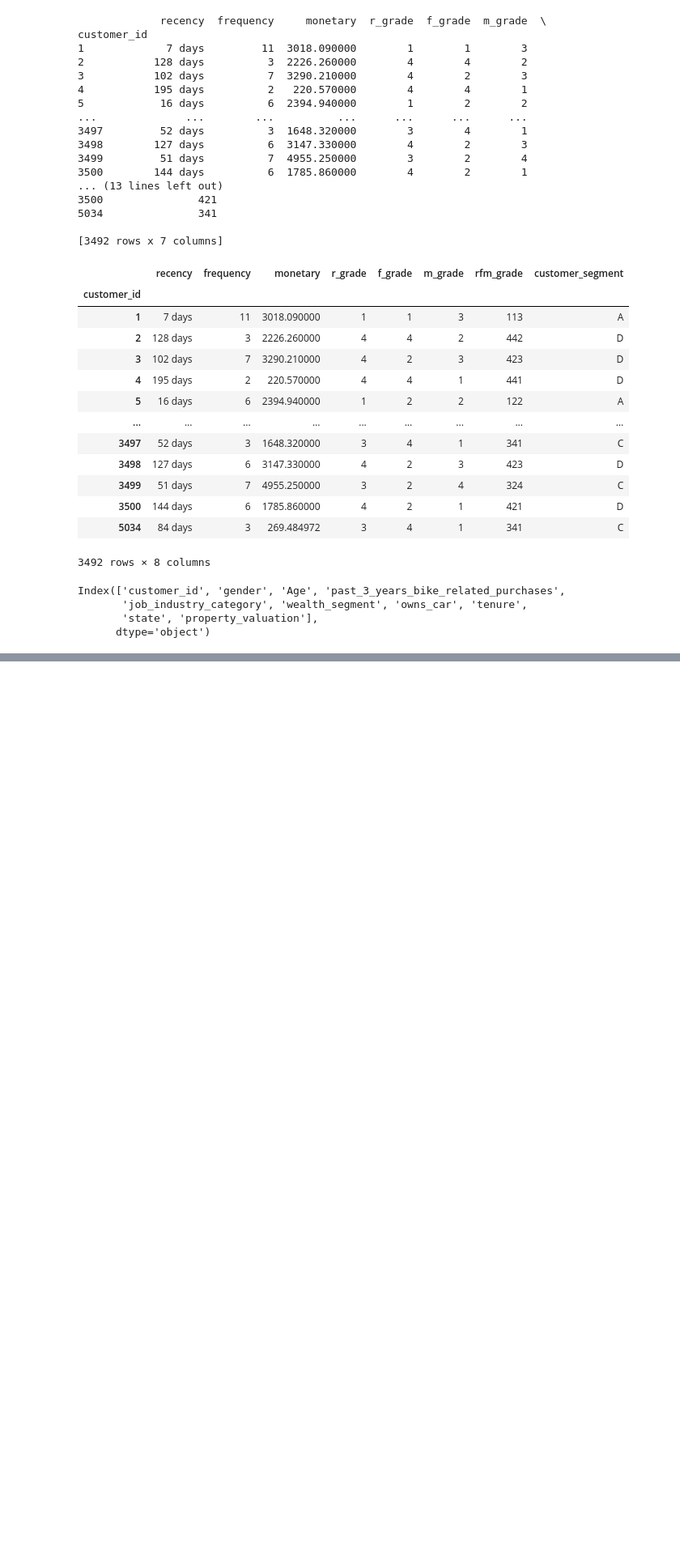
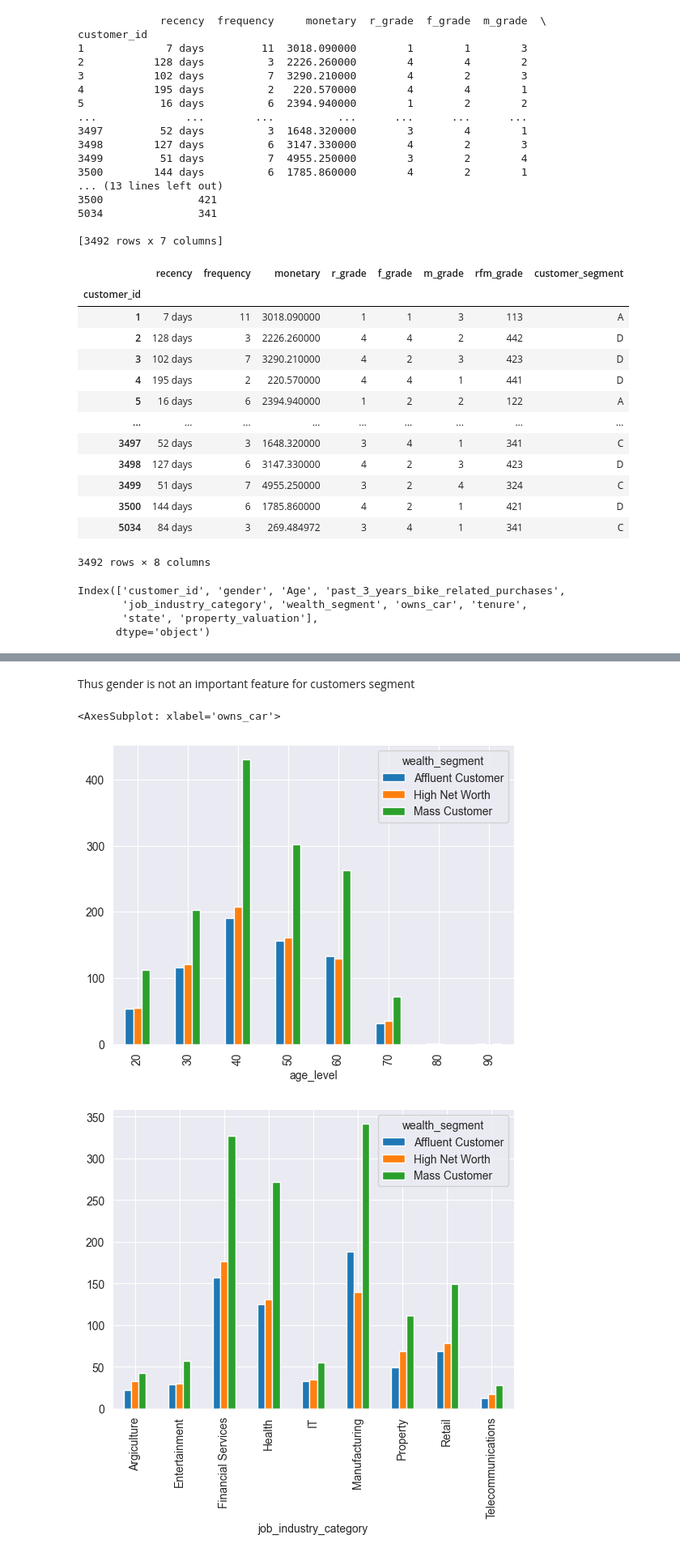
Before and after one commit to Yuxuanjojo/KPMG_virtual_internship, a Jupyter notebook: Code/KPMG_data_cleaning.ipynb, the cells around one changed output, grey strips where cells are left out. Shown: that part at 81% size. Drawn from its saved outputs; the diff is of its cells as text; code cells hidden in the pictures; blank space fills up the shorter version.

```diff
--- a/Code/KPMG_data_cleaning.ipynb
+++ b/Code/KPMG_data_cleaning.ipynb
@@ -414,0 +429,15 @@ cust_demo_address.head()
+# %% [markdown]
+Thus gender is not an important feature for customers segment
+# %%
+cust_demo_address.groupby('age_level')['wealth_segment'] \
+    .value_counts().unstack(level=1).plot.bar(stacked=False)
+
+cust_demo_address.groupby('job_industry_category')['wealth_segment'] \
+    .value_counts().unstack(level=1).plot.bar(stacked=False)
+
+cust_demo_address.groupby('owns_car')['wealth_segment'] \
+    .value_counts().unstack(level=1).plot.bar(stacked=False)
+# %% [output]
+<AxesSubplot: xlabel='owns_car'>
+[figure, added]
+[figure, added]
```
Also changed, not shown: parts of 9 cells of this notebook.
